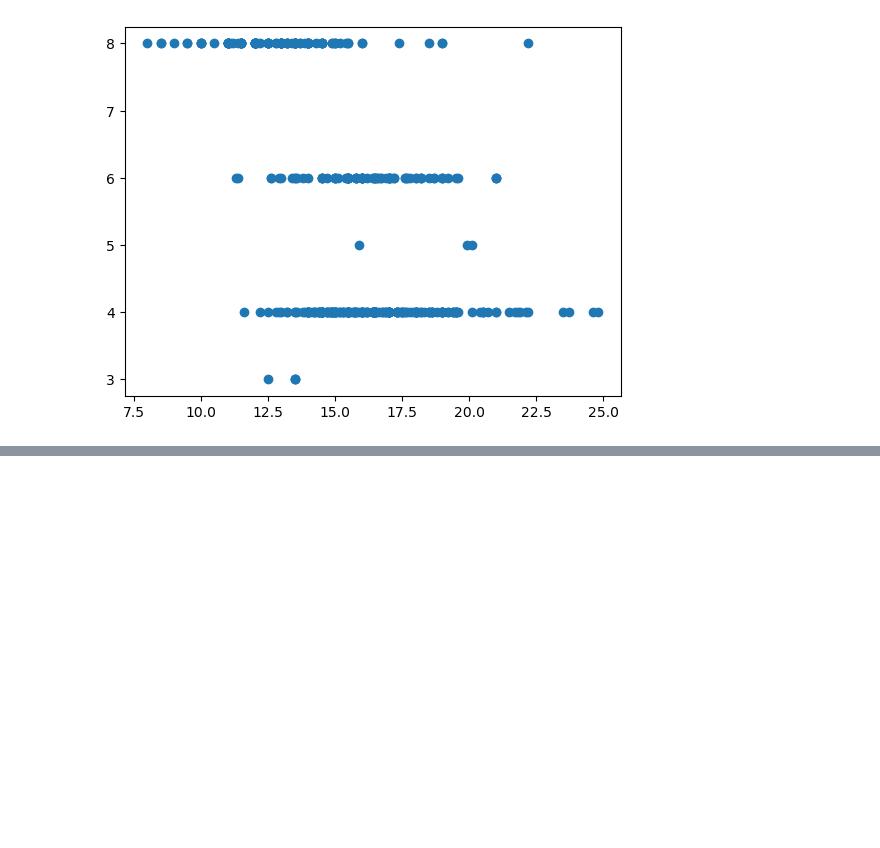
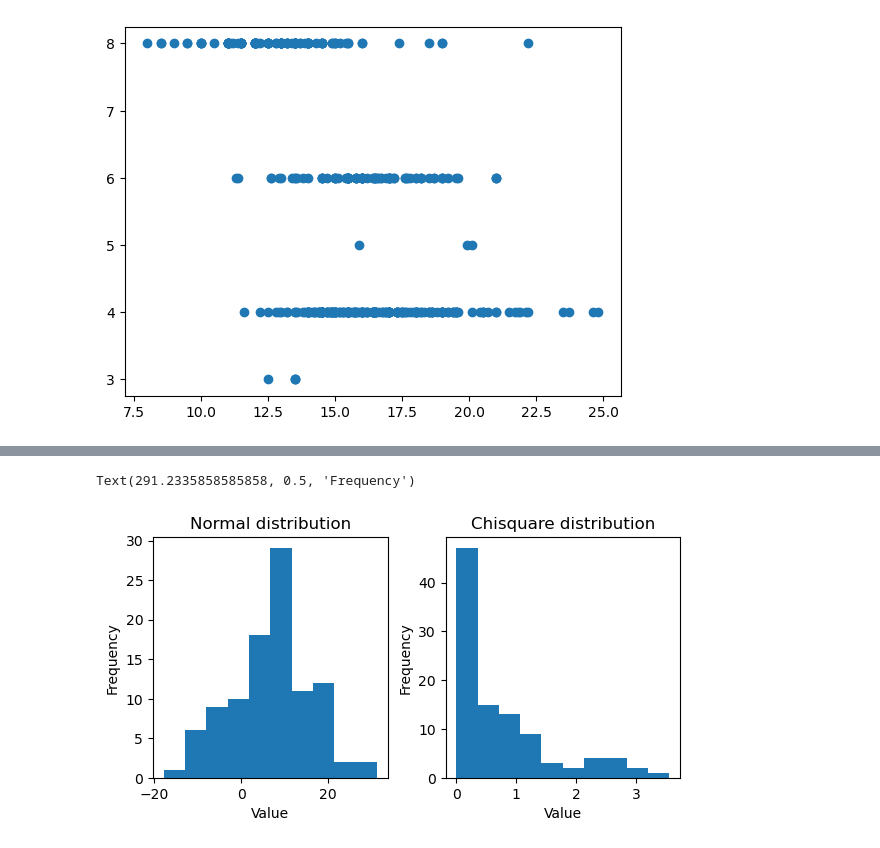
Before and after one commit to BaoTruong1/qtm151spring2024, a Jupyter notebook: Lecture 01/example.ipynb, the cells around one changed output, grey strips where cells are left out. Saved outputs shown, nothing was run; the diff lists cells and outputs as text; code cells hidden in the pictures; blank space fills up the shorter version.

```diff
--- a/Lecture 01/example.ipynb
+++ b/Lecture 01/example.ipynb
@@ -116,0 +302,19 @@ plt
+# %%
+list_normal = np.random.normal(loc = 7, scale = 10, size = 100)
+list_chisquare = np.random.chisquare(df = 1, size = 100)
+# %%
+fig, plot =plt.subplots(1,2,figsize=(6,3))
+plt.tight_layout()
+# Histogram of normal distribution
+plot[0].hist(x=list_normal)
+plot[0].set_title("Normal distribution")
+plot[0].set_xlabel("Value")
+plot[0].set_ylabel("Frequency")
+# Histogram of chisquare distribution
+plot[1].hist(x=list_chisquare)
+plot[1].set_title("Chisquare distribution")
+plot[1].set_xlabel("Value")
+plot[1].set_ylabel("Frequency")
+# %% [output]
+Text(291.2335858585858, 0.5, 'Frequency')
+[figure, added]
```
Also changed, not shown: parts of 24 cells of this notebook, 3 other files.
